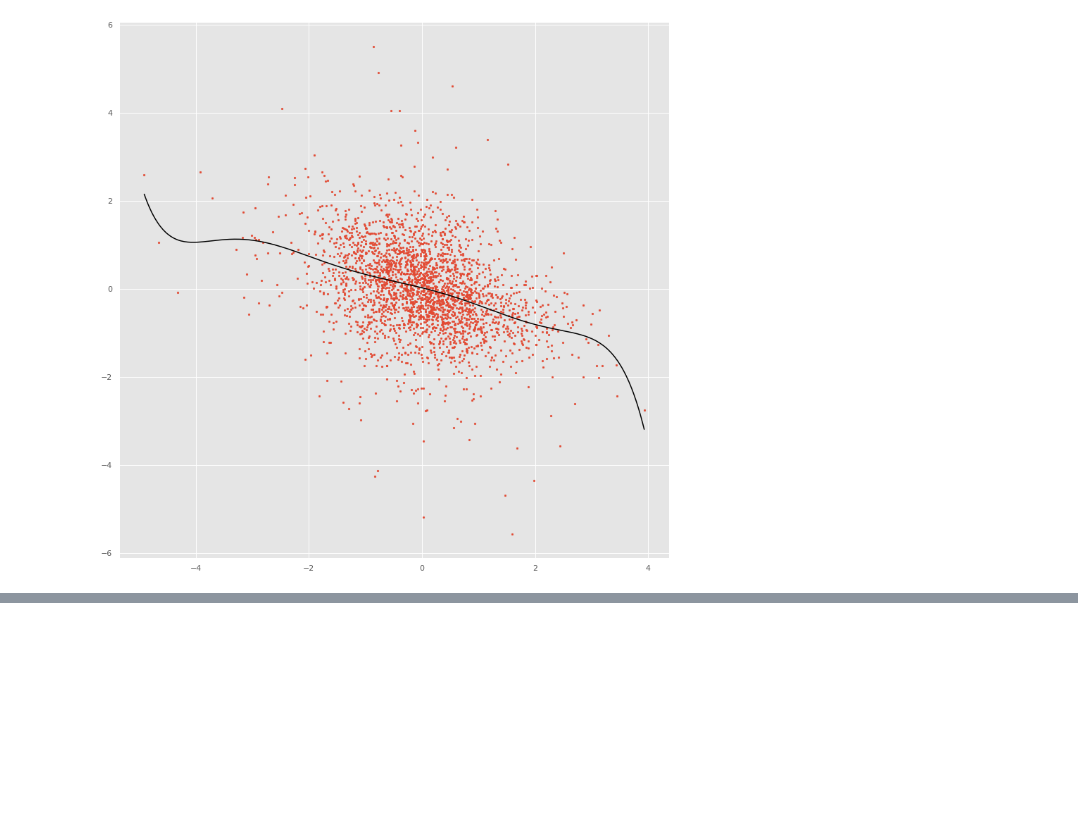
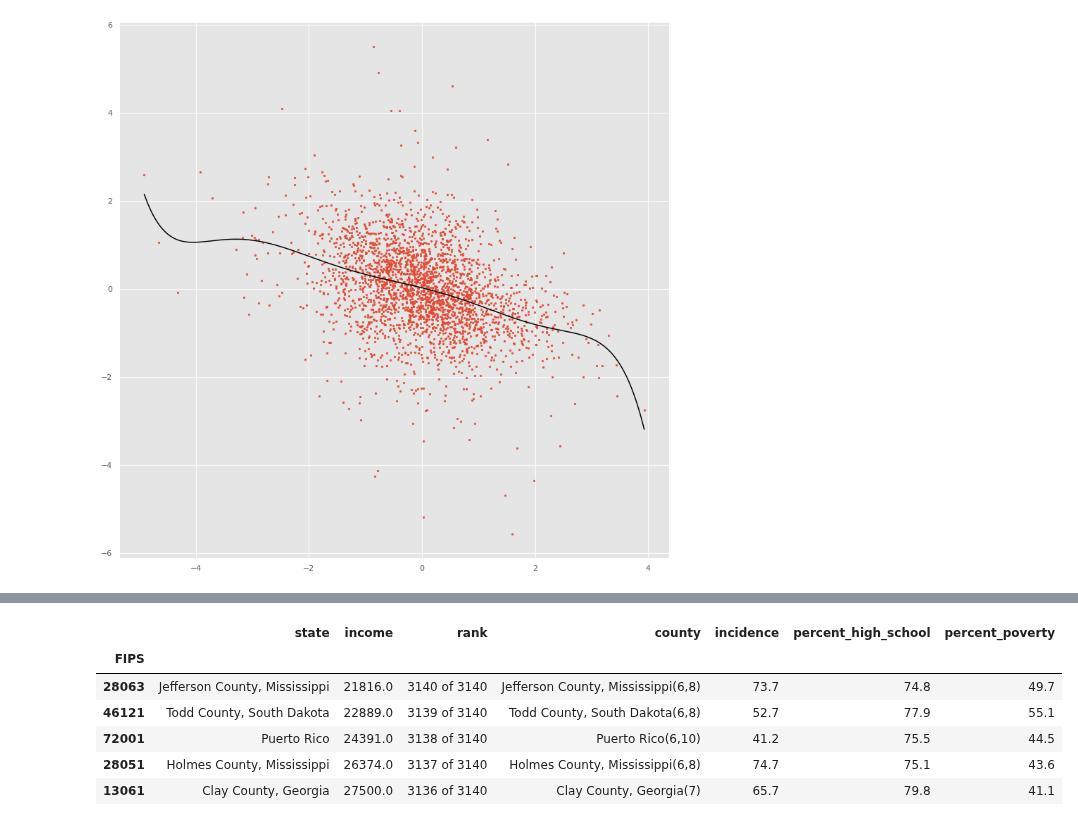
Before and after one commit to RuolinZheng08/cmsc33750-machine-learning-and-cancer, a Jupyter notebook: hw5/hw5.ipynb, the cells around one changed output, grey strips where cells are left out. Cells and saved outputs as stored; diff of their text form; code cells hidden in the pictures; blank space fills up the shorter version.

```diff
--- a/hw5/hw5.ipynb
+++ b/hw5/hw5.ipynb
@@ -311,0 +322,3 @@ plot_poly(models_pow[6], x_pow, y_pow)
+# %%
+education_df = pd.read_csv('education.csv')
+poverty_df = pd.read_csv('poverty.csv')
@@ -311,0 +400,10 @@ plot_poly(models_pow[6], x_pow, y_pow)
+# %%
+df_all.head()
+# %% [output]
+|  | state | income | rank | county | incidence | percent_high_school | percent_poverty |
+| FIPS |  |  |  |  |  |  |  |
+| 28063 | Jefferson County, Mississippi | 21816.0 | 3140 of 3140 | Jefferson County, Mississippi(6,8) | 73.7 | 74.8 | 49.7 |
+| 46121 | Todd County, South Dakota | 22889.0 | 3139 of 3140 | Todd County, South Dakota(6,8) | 52.7 | 77.9 | 55.1 |
+| 72001 | Puerto Rico | 24391.0 | 3138 of 3140 | Puerto Rico(6,10) | 41.2 | 75.5 | 44.5 |
+| 28051 | Holmes County, Mississippi | 26374.0 | 3137 of 3140 | Holmes County, Mississippi(6,8) | 74.7 | 75.1 | 43.6 |
+| 13061 | Clay County, Georgia | 27500.0 | 3136 of 3140 | Clay County, Georgia(7) | 65.7 | 79.8 | 41.1 |
```
Also changed, not shown: parts of 20 cells of this notebook, 2 other files.
